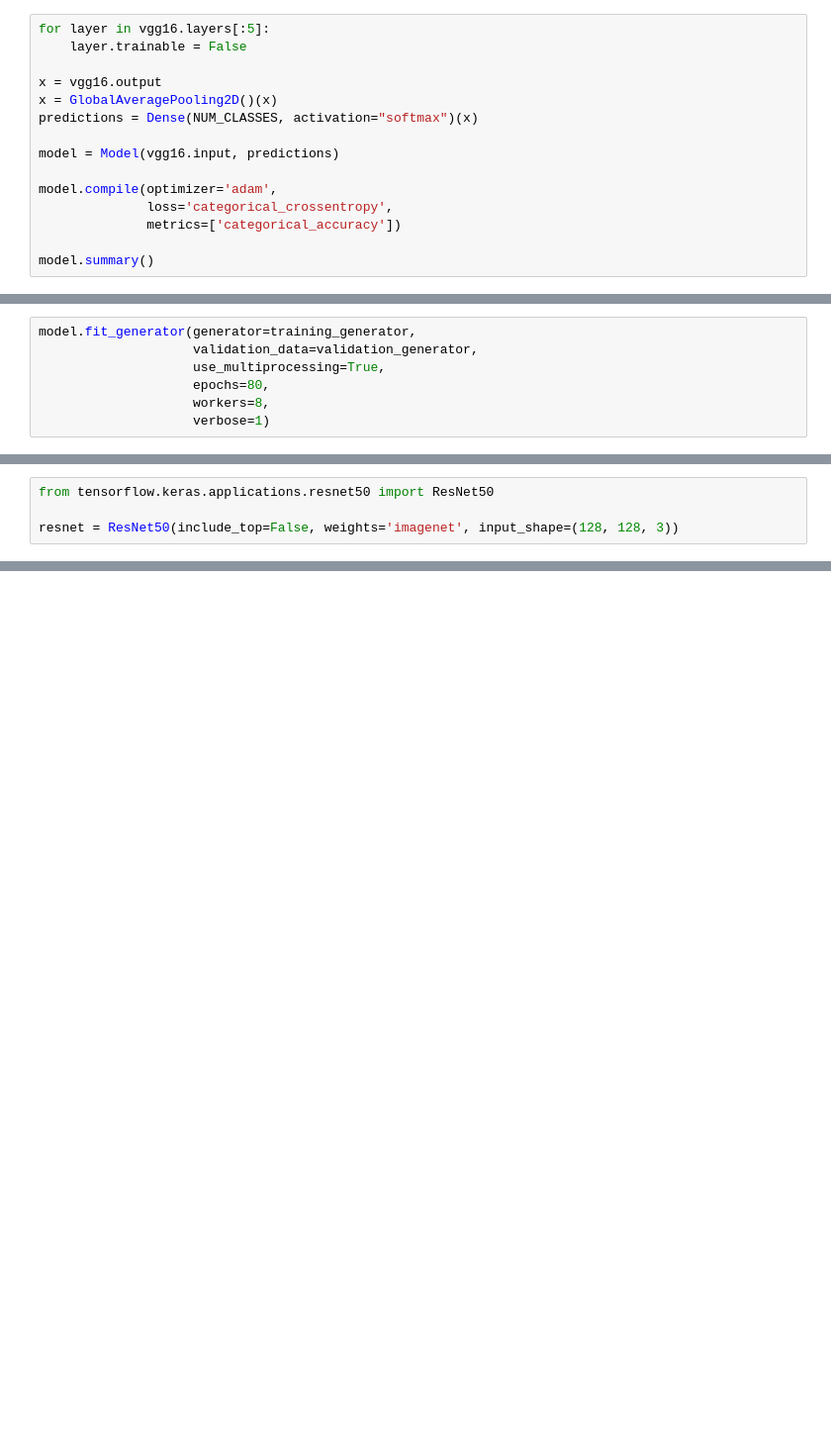
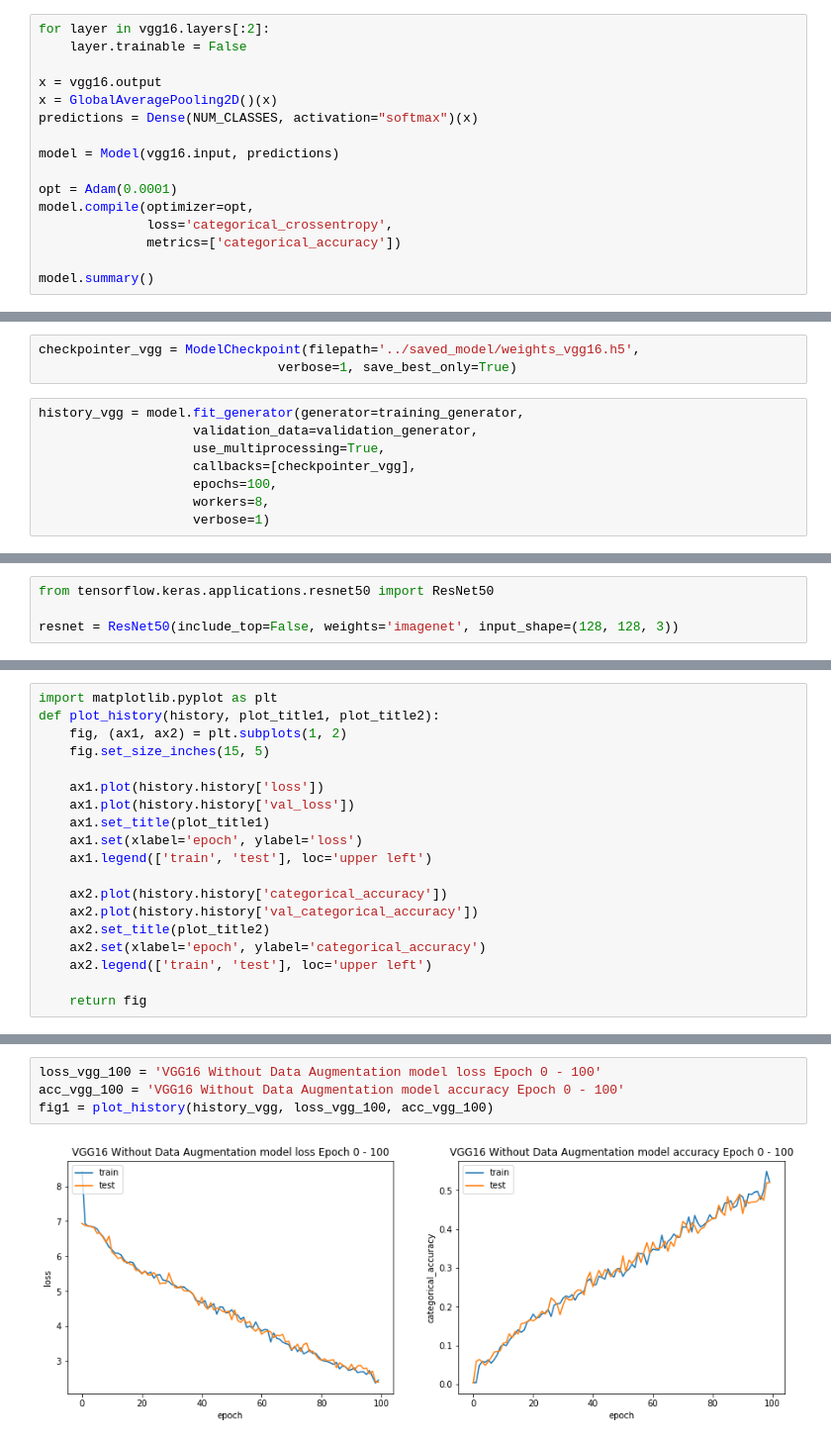
Before and after one commit to adaxz/6000G-5012_Project, a Jupyter notebook: code/Model.ipynb, the cells around one changed output, grey strips where cells are left out. Shown at 99% size. Saved outputs shown, nothing was run; the diff lists cells and outputs as text; blank space fills up the shorter version.

Commit message:
Add result visualization
- Run VGG16 160 epochs
- ResNet50 80 epochs

```diff
--- a/code/Model.ipynb
+++ b/code/Model.ipynb
@@ -129,7 +141,7 @@ print(tf.__version__)
 from tensorflow.keras.applications.vgg16 import VGG16
 vgg16 = VGG16(include_top=False, weights='imagenet', input_shape=(128, 128, 3))
 # %%
-for layer in vgg16.layers[:5]:
+for layer in vgg16.layers[:2]:
     layer.trainable = False
 
 x = vgg16.output
@@ -138,7 +150,8 @@ predictions = Dense(NUM_CLASSES, activation="softmax")(x)
 
 model = Model(vgg16.input, predictions)
 
-model.compile(optimizer='adam',
+opt = Adam(0.0001)
+model.compile(optimizer=opt,
               loss='categorical_crossentropy',
               metrics=['categorical_accuracy'])
 
@@ -164,8 +179,12 @@ _________________________________________________________________
+# %%
+checkpointer_vgg = ModelCheckpoint(filepath='../saved_model/weights_vgg16.h5',
+                               verbose=1, save_best_only=True)
 # %%
-model.fit_generator(generator=training_generator,
+history_vgg = model.fit_generator(generator=training_generator,
                     validation_data=validation_generator,
                     use_multiprocessing=True,
-                    epochs=80,
+                    callbacks=[checkpointer_vgg],
+                    epochs=100,
                     workers=8,
                     verbose=1)
 # %% [output]
@@ -247,0 +335,19 @@ Epoch 80/80
+# %%
+import matplotlib.pyplot as plt
+def plot_history(history, plot_title1, plot_title2):
+    fig, (ax1, ax2) = plt.subplots(1, 2)
+    fig.set_size_inches(15, 5)
+
+    ax1.plot(history.history['loss'])
+    ax1.plot(history.history['val_loss'])
+    ax1.set_title(plot_title1)
+    ax1.set(xlabel='epoch', ylabel='loss')
+    ax1.legend(['train', 'test'], loc='upper left')
+
+    ax2.plot(history.history['categorical_accuracy'])
+    ax2.plot(history.history['val_categorical_accuracy'])
+    ax2.set_title(plot_title2)
+    ax2.set(xlabel='epoch', ylabel='categorical_accuracy')
+    ax2.legend(['train', 'test'], loc='upper left')
+
+    return fig
@@ -247,0 +356,6 @@ Epoch 80/80
+# %%
+loss_vgg_100 = 'VGG16 Without Data Augmentation model loss Epoch 0 - 100'
+acc_vgg_100 = 'VGG16 Without Data Augmentation model accuracy Epoch 0 - 100'
+fig1 = plot_history(history_vgg, loss_vgg_100, acc_vgg_100)
+# %% [output]
+[figure, added]
```
Also changed, not shown: parts of 25 cells of this notebook.
